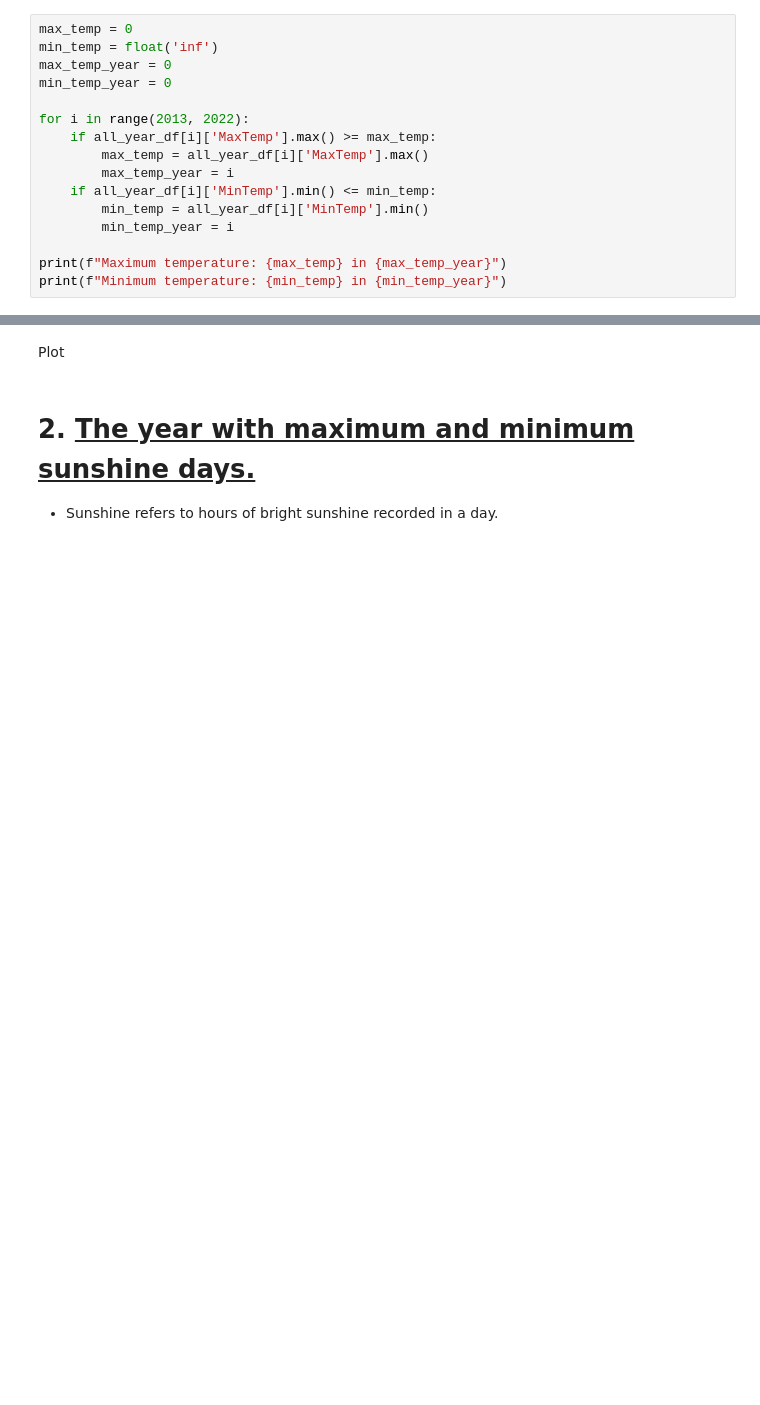
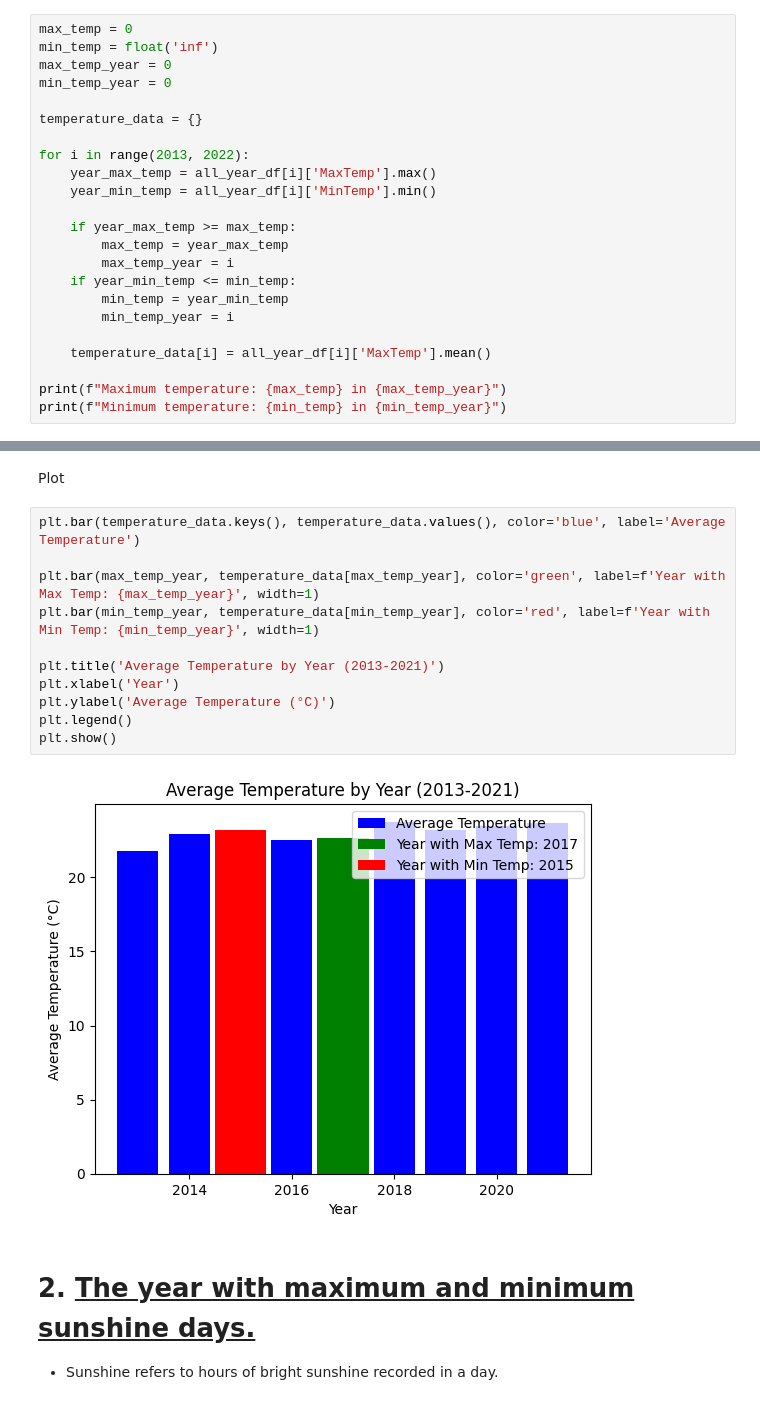
Before and after one commit to SubodhShil/AI-Machine-Learning, a Jupyter notebook: Data Analysis/final_data_analysis.ipynb, the cells around one changed output, grey strips where cells are left out. Cells and saved outputs as stored; diff of their text form; blank space fills up the shorter version.

Commit message:
Data analysis project added

```diff
--- a/Data Analysis/final_data_analysis.ipynb
+++ b/Data Analysis/final_data_analysis.ipynb
@@ -150,13 +151,20 @@ min_temp = float('inf')
 max_temp_year = 0
 min_temp_year = 0
 
+temperature_data = {}
+
 for i in range(2013, 2022):
-    if all_year_df[i]['MaxTemp'].max() >= max_temp:
-        max_temp = all_year_df[i]['MaxTemp'].max()
+    year_max_temp = all_year_df[i]['MaxTemp'].max()
+    year_min_temp = all_year_df[i]['MinTemp'].min()
+
+    if year_max_temp >= max_temp:
+        max_temp = year_max_temp
         max_temp_year = i
-    if all_year_df[i]['MinTemp'].min() <= min_temp:
-        min_temp = all_year_df[i]['MinTemp'].min()
+    if year_min_temp <= min_temp:
+        min_temp = year_min_temp
         min_temp_year = i
+
+    temperature_data[i] = all_year_df[i]['MaxTemp'].mean()
 
 print(f"Maximum temperature: {max_temp} in {max_temp_year}")
 print(f"Minimum temperature: {min_temp} in {min_temp_year}")
@@ -165,6 +173,19 @@ Maximum temperature: 45.8 in 2017
 Minimum temperature: 4.3 in 2015
 # %% [markdown]
 Plot
+# %%
+plt.bar(temperature_data.keys(), temperature_data.values(), color='blue', label='Average Temperature')
+
+plt.bar(max_temp_year, temperature_data[max_temp_year], color='green', label=f'Year with Max Temp: {max_temp_year}', width=1)
+plt.bar(min_temp_year, temperature_data[min_temp_year], color='red', label=f'Year with Min Temp: {min_temp_year}', width=1)
+
+plt.title('Average Temperature by Year (2013-2021)')
+plt.xlabel('Year')
+plt.ylabel('Average Temperature (°C)')
+plt.legend()
+plt.show()
+# %% [output]
+[figure, added]
 # %% [markdown]
 # 2. <ins>**The year with maximum and minimum sunshine days.**</ins>
 
```
Also changed, not shown: parts of 21 cells of this notebook.
